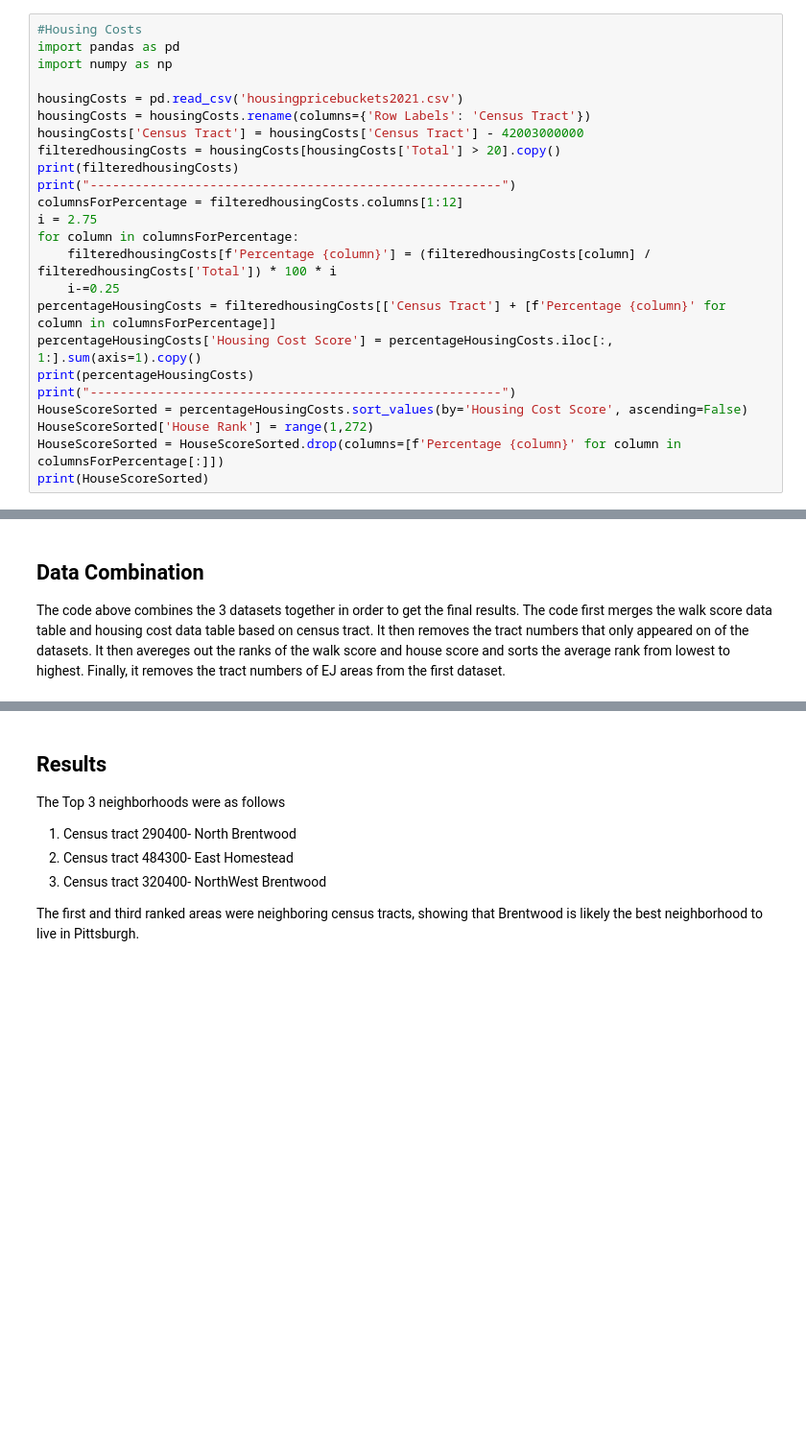
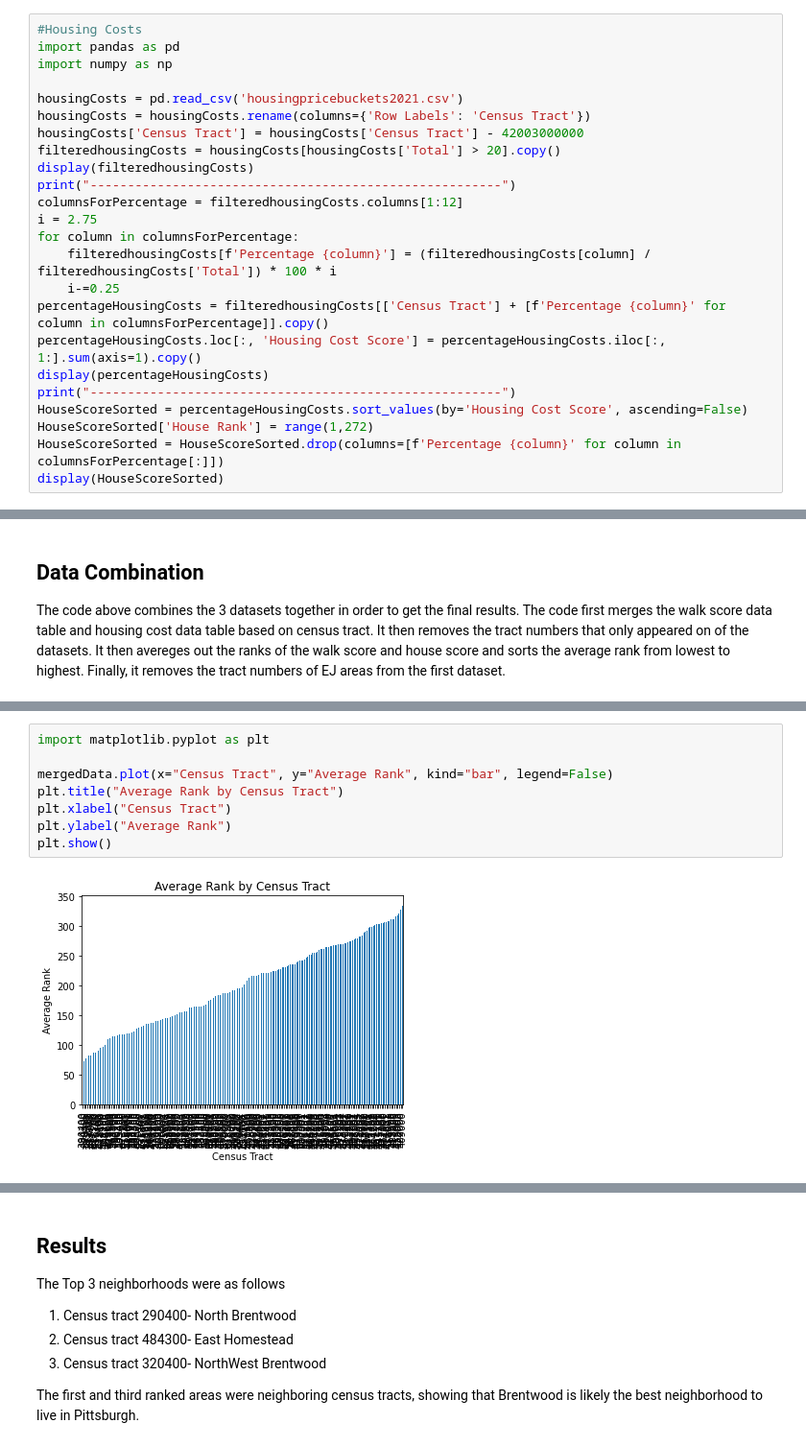
Before and after one commit to AMcCoy21/Final-Project, a Jupyter notebook: FinalCode.ipynb, the cells around one changed output, grey strips where cells are left out. Shown at 96% size. Cells and saved outputs as stored; diff of their text form; blank space fills up the shorter version.

```diff
--- a/FinalCode.ipynb
+++ b/FinalCode.ipynb
@@ -78,19 +108,19 @@ housingCosts = pd.read_csv('housingpricebuckets2021.csv')
 housingCosts = housingCosts.rename(columns={'Row Labels': 'Census Tract'})
 housingCosts['Census Tract'] = housingCosts['Census Tract'] - 42003000000
 filteredhousingCosts = housingCosts[housingCosts['Total'] > 20].copy()
-print(filteredhousingCosts)
+display(filteredhousingCosts)
 print("-------------------------------------------------------")
 columnsForPercentage = filteredhousingCosts.columns[1:12]
 i = 2.75
 for column in columnsForPercentage:
     filteredhousingCosts[f'Percentage {column}'] = (filteredhousingCosts[column] / filteredhousingCosts['Total']) * 100 * i
     i-=0.25
-percentageHousingCosts = filteredhousingCosts[['Census Tract'] + [f'Percentage {column}' for column in columnsForPercentage]]
-percentageHousingCosts['Housing Cost Score'] = percentageHousingCosts.iloc[:, 1:].sum(axis=1).copy()
-print(percentageHousingCosts)
+percentageHousingCosts = filteredhousingCosts[['Census Tract'] + [f'Percentage {column}' for column in columnsForPercentage]].copy()
+percentageHousingCosts.loc[:, 'Housing Cost Score'] = percentageHousingCosts.iloc[:, 1:].sum(axis=1).copy()
+display(percentageHousingCosts)
 print("-------------------------------------------------------")
 HouseScoreSorted = percentageHousingCosts.sort_values(by='Housing Cost Score', ascending=False)
 HouseScoreSorted['House Rank'] = range(1,272)
 HouseScoreSorted = HouseScoreSorted.drop(columns=[f'Percentage {column}' for column in columnsForPercentage[:]])
-print(HouseScoreSorted)
+display(HouseScoreSorted)
 # %% [output]
@@ -149,0 +200,10 @@ print(mergedData)
+# %%
+import matplotlib.pyplot as plt
+
+mergedData.plot(x="Census Tract", y="Average Rank", kind="bar", legend=False)
+plt.title("Average Rank by Census Tract")
+plt.xlabel("Census Tract")
+plt.ylabel("Average Rank")
+plt.show()
+# %% [output]
+[figure, added]
```
Also changed, not shown: parts of 12 cells of this notebook.
